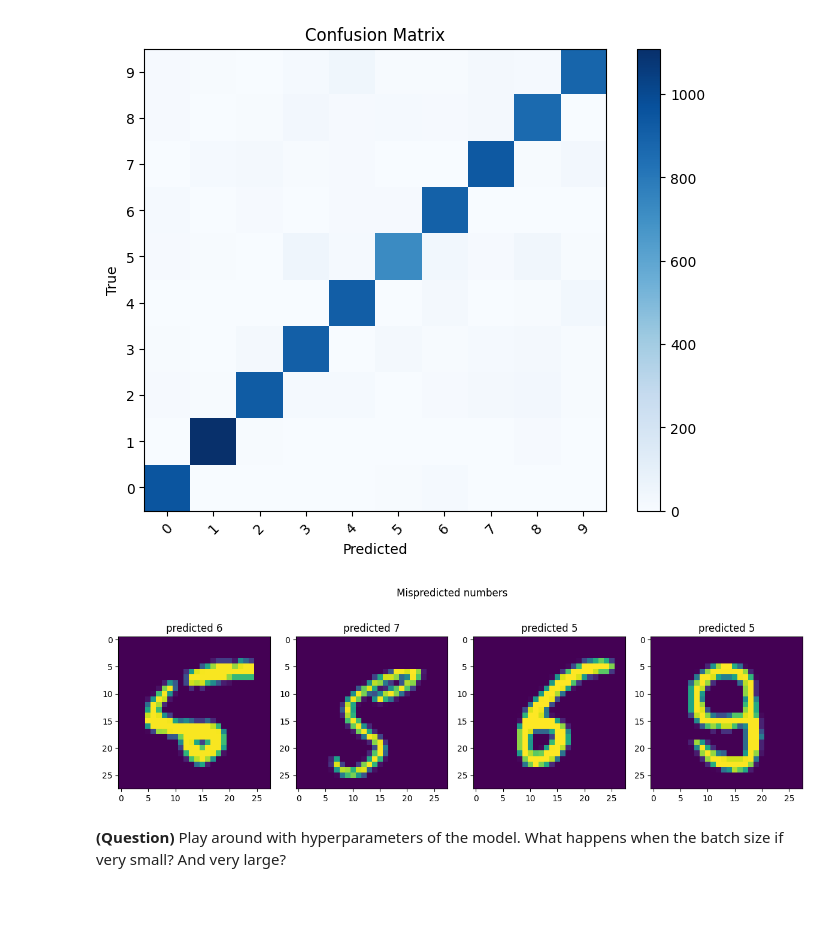
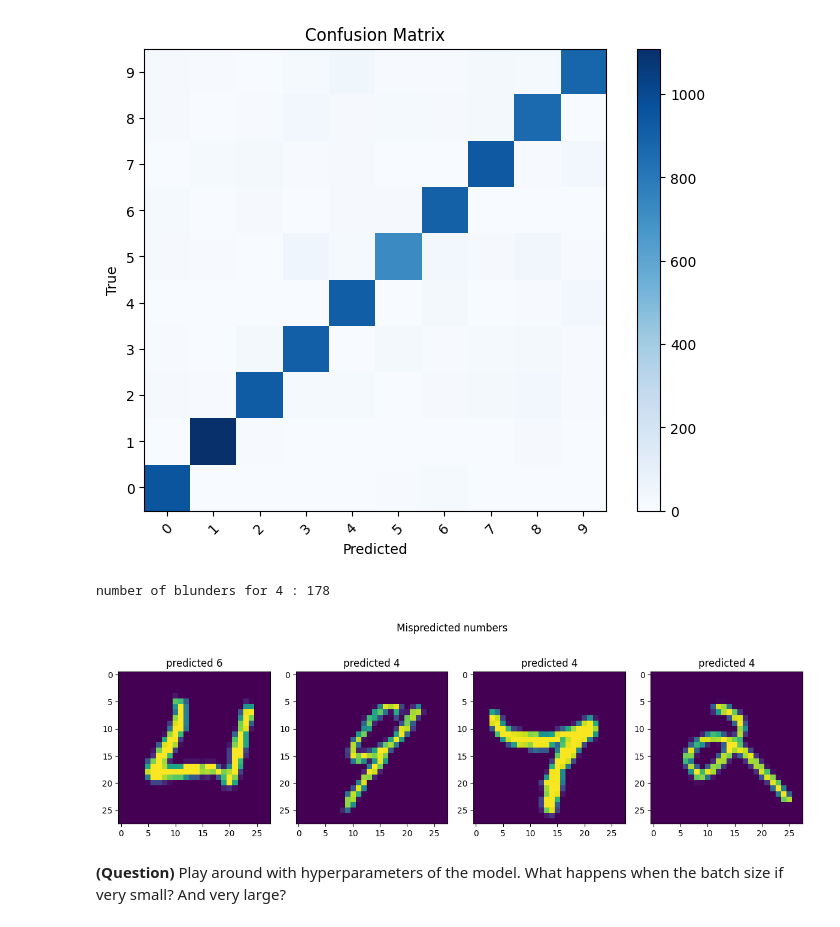
Before and after one commit to Amine-Wardi/deep_learning_course_2023, a Jupyter notebook: dl-tp1.ipynb, the cells around one changed output. Saved outputs shown, nothing was run; the diff lists cells and outputs as text; code cells hidden in the pictures.

```diff
--- a/dl-tp1.ipynb
+++ b/dl-tp1.ipynb
@@ -344,24 +344,27 @@ plt.show()
 [figure]
 # %%
 # extract predicted 5s
-labels_pred_num = np.array([label == 5 for label in y_pred_cpy])
+labels_pred_num = np.array([label == 4 for label in y_pred_cpy])
 # extract actual 5s
-labels_test_num = np.array([label == 5 for label in labels_test])
+labels_test_num = np.array([label == 4 for label in labels_test])
 
 # xor the two boolean arrays to extract the values for which the predicted number is different from the actual number
 mispredicted_images_indices = np.where(np.logical_xor(labels_pred_num, labels_test_num))[0][:4]
 mispredicted_images = images_test[mispredicted_images_indices]
-np.where(np.logical_xor(labels_pred_num, labels_test_num))[0].shape
+
+print(f"number of blunders for 4 : {np.where(np.logical_xor(labels_pred_num, labels_test_num))[0].shape[0]}")
+
 # plot mispredicted numbers in images
 fig, axes = plt.subplots(1, len(mispredicted_images), figsize=(12, 4))
 for i in range(len(mispredicted_images)) :
     axes[i].imshow(mispredicted_images[i], cmap='viridis')
     axes[i].set_title(f"predicted {y_pred_cpy[mispredicted_images_indices][i]}")
 plt.suptitle('Mispredicted numbers')
 plt.tight_layout()
 plt.show()
 # %% [output]
+number of blunders for 4 : 178
-[figure, old version]
+[figure, new version]
 # %% [markdown]
 **(Question)** Play around with hyperparameters of the model. What happens when the batch size if very small? And very large?
 # %%
```
Also changed, not shown: parts of 3 cells of this notebook.
